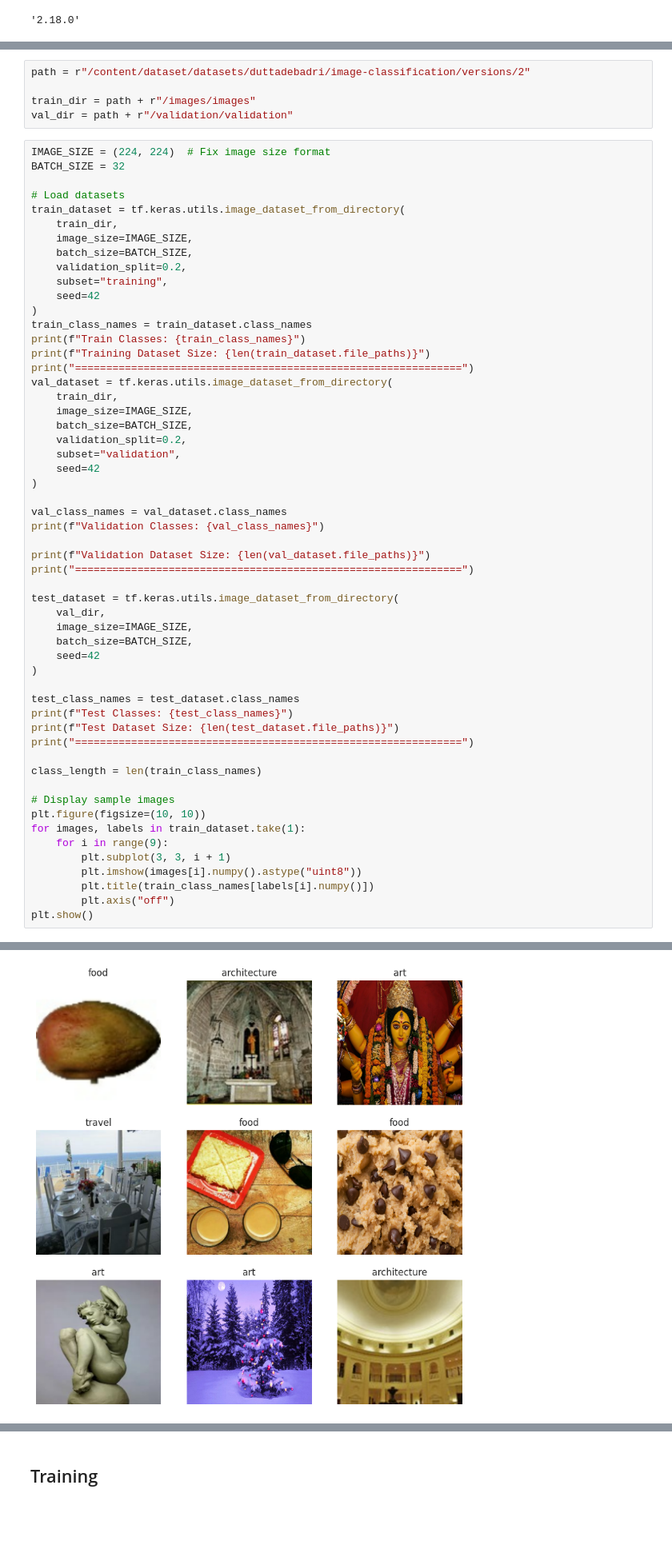
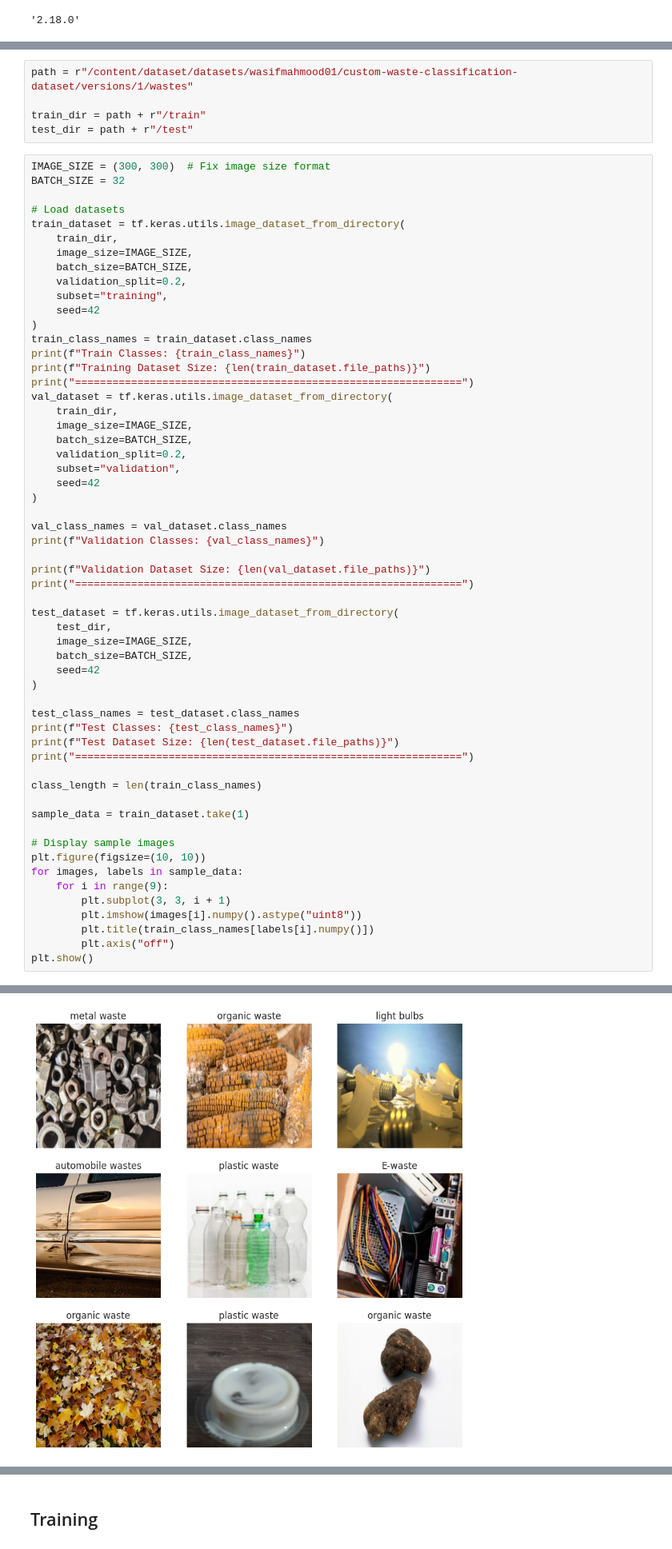
Before and after one commit to JCCode288/mobilenet-transfer-learning, a Jupyter notebook: Jendy_Image_Classification.ipynb, the cells around one changed output, grey strips where cells are left out. Shown at 80% size. Drawn from its saved outputs; the diff is of its cells as text; blank space fills up the shorter version.

Commit message:
feat(model): change CNN model fix(dataset): change dataset used

```diff
--- a/Jendy_Image_Classification.ipynb
+++ b/Jendy_Image_Classification.ipynb
@@ -100,10 +105,10 @@ There are 0 directories and 8782 images in './dataset/datasets/duttadebadri/imag
 # %%
-path = r"/content/dataset/datasets/duttadebadri/image-classification/versions/2"
+path = r"/content/dataset/datasets/wasifmahmood01/custom-waste-classification-dataset/versions/1/wastes"
 
-train_dir = path + r"/images/images"
-val_dir = path + r"/validation/validation"
+train_dir = path + r"/train"
+test_dir = path + r"/test"
 # %%
-IMAGE_SIZE = (224, 224)  # Fix image size format
+IMAGE_SIZE = (300, 300)  # Fix image size format
 BATCH_SIZE = 32
 
 # Load datasets
@@ -135,7 +140,7 @@ print(f"Validation Dataset Size: {len(val_dataset.file_paths)}")
 print("==============================================================")
 
 test_dataset = tf.keras.utils.image_dataset_from_directory(
-    val_dir,
+    test_dir,
     image_size=IMAGE_SIZE,
     batch_size=BATCH_SIZE,
     seed=42
@@ -148,9 +153,11 @@ print("==============================================================")
 
 class_length = len(train_class_names)
 
+sample_data = train_dataset.take(1)
+
 # Display sample images
 plt.figure(figsize=(10, 10))
-for images, labels in train_dataset.take(1):
+for images, labels in sample_data:
     for i in range(9):
         plt.subplot(3, 3, i + 1)
         plt.imshow(images[i].numpy().astype("uint8"))
@@ -174,2 +181,2 @@ Test Dataset Size: 122
 ==============================================================
-[figure, old version]
+[figure, new version]
```
Also changed, not shown: parts of 18 cells of this notebook, 18 other files.
